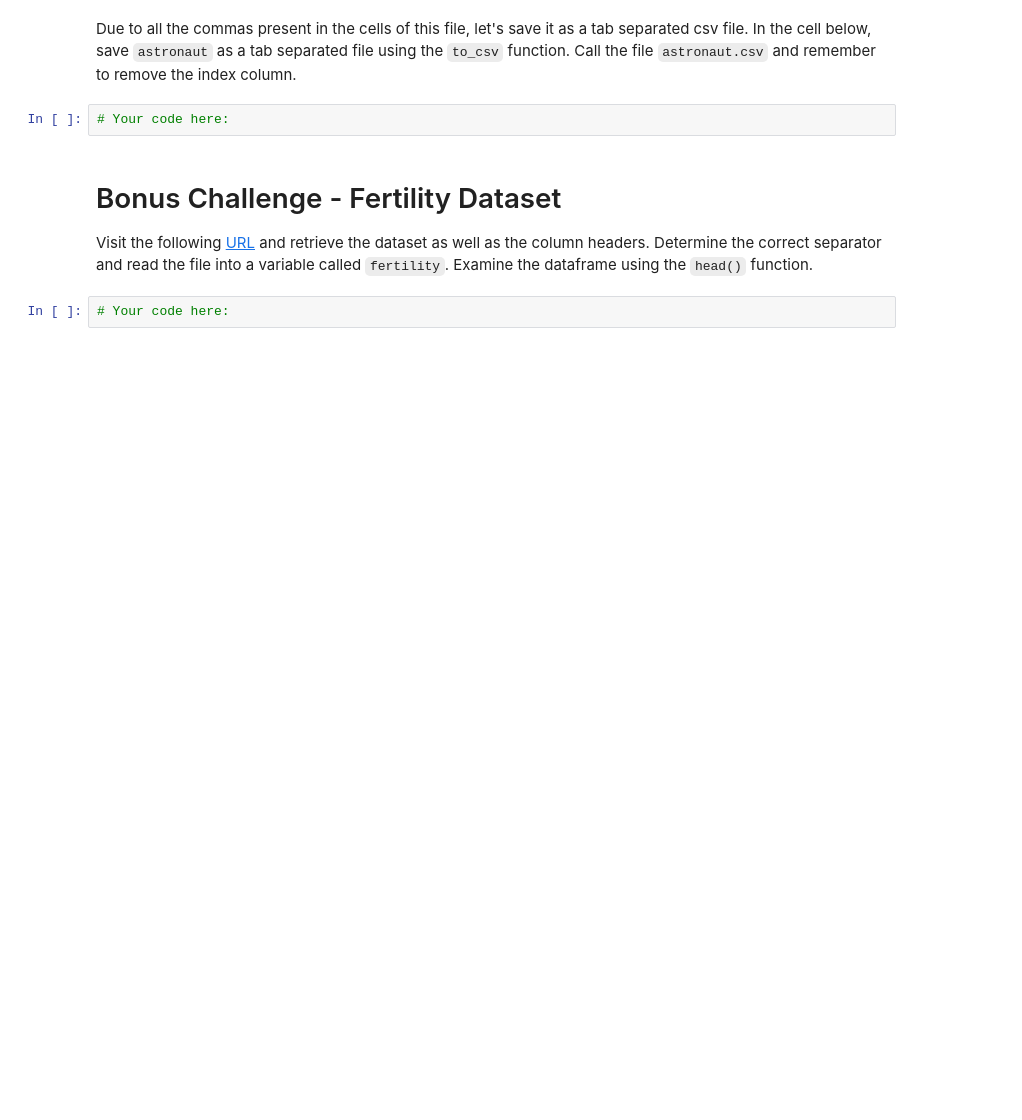
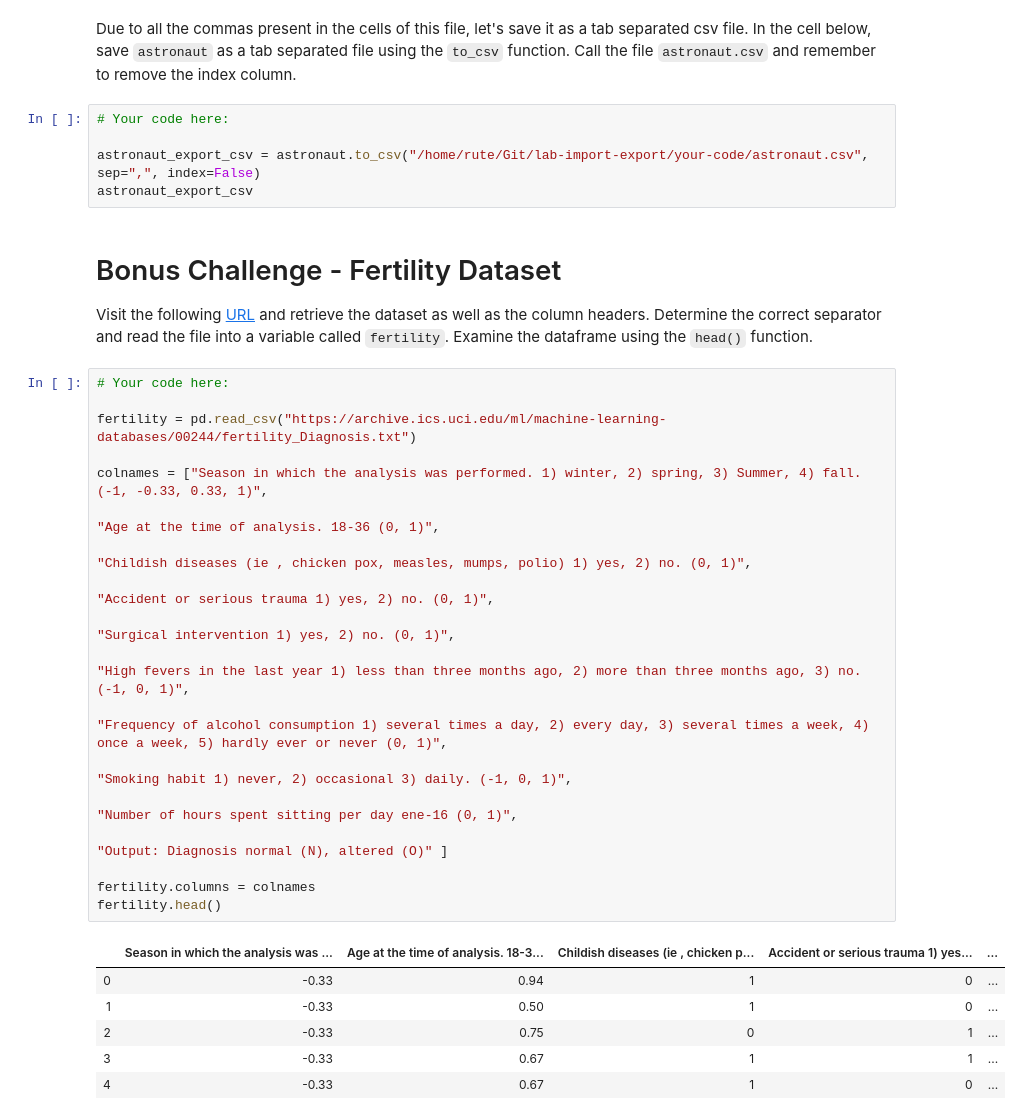
Before and after one commit to ta-data-lis/lab-import-export, a Jupyter notebook: your-code/main.ipynb, the cells around one changed output. Drawn from its saved outputs; the diff is of its cells as text; blank space fills up the shorter version.

```diff
--- a/your-code/main.ipynb
+++ b/your-code/main.ipynb
@@ -87,10 +114,45 @@ Use the `value_counts()` function to find the most popular undergraduate major a
 # %% [markdown]
 Due to all the commas present in the cells of this file, let's save it as a tab separated csv file. In the cell below, save `astronaut` as a tab separated file using the `to_csv` function. Call the file `astronaut.csv` and remember to remove the index column.
-# %%
-# Your code here:
+# %%
+# Your code here:
+
+astronaut_export_csv = astronaut.to_csv("/home/rute/Git/lab-import-export/your-code/astronaut.csv", sep=",", index=False)
+astronaut_export_csv
 # %% [markdown]
 # Bonus Challenge - Fertility Dataset
 
 Visit the following [URL](https://archive.ics.uci.edu/ml/datasets/Fertility) and retrieve the dataset as well as the column headers. Determine the correct separator and read the file into a variable called `fertility`. Examine the dataframe using the `head()` function.
-# %%
-# Your code here:
+# %%
+# Your code here:
+
+fertility = pd.read_csv("https://archive.ics.uci.edu/ml/machine-learning-databases/00244/fertility_Diagnosis.txt")
+
+colnames = ["Season in which the analysis was performed. 1) winter, 2) spring, 3) Summer, 4) fall. (-1, -0.33, 0.33, 1)",
+
+"Age at the time of analysis. 18-36 (0, 1)",
+
+"Childish diseases (ie , chicken pox, measles, mumps, polio) 1) yes, 2) no. (0, 1)",
+
+"Accident or serious trauma 1) yes, 2) no. (0, 1)",
+
+"Surgical intervention 1) yes, 2) no. (0, 1)",
+
+"High fevers in the last year 1) less than three months ago, 2) more than three months ago, 3) no. (-1, 0, 1)",
+
+"Frequency of alcohol consumption 1) several times a day, 2) every day, 3) several times a week, 4) once a week, 5) hardly ever or never (0, 1)",
+
+"Smoking habit 1) never, 2) occasional 3) daily. (-1, 0, 1)",
+
+"Number of hours spent sitting per day ene-16 (0, 1)",
+
+"Output: Diagnosis normal (N), altered (O)" ]
+
+fertility.columns = colnames
+fertility.head()
+# %% [output]
+|  | Season in which the analysis was ... | Age at the time of analysis. 18-3... | Childish diseases (ie , chicken p... | Accident or serious trauma 1) yes... | ... |
+| 0 | -0.33 | 0.94 | 1 | 0 | ... |
+| 1 | -0.33 | 0.50 | 1 | 0 | ... |
+| 2 | -0.33 | 0.75 | 0 | 1 | ... |
+| 3 | -0.33 | 0.67 | 1 | 1 | ... |
+| 4 | -0.33 | 0.67 | 1 | 0 | ... |
```
Also changed, not shown: parts of 4 cells of this notebook, 2 other files.
